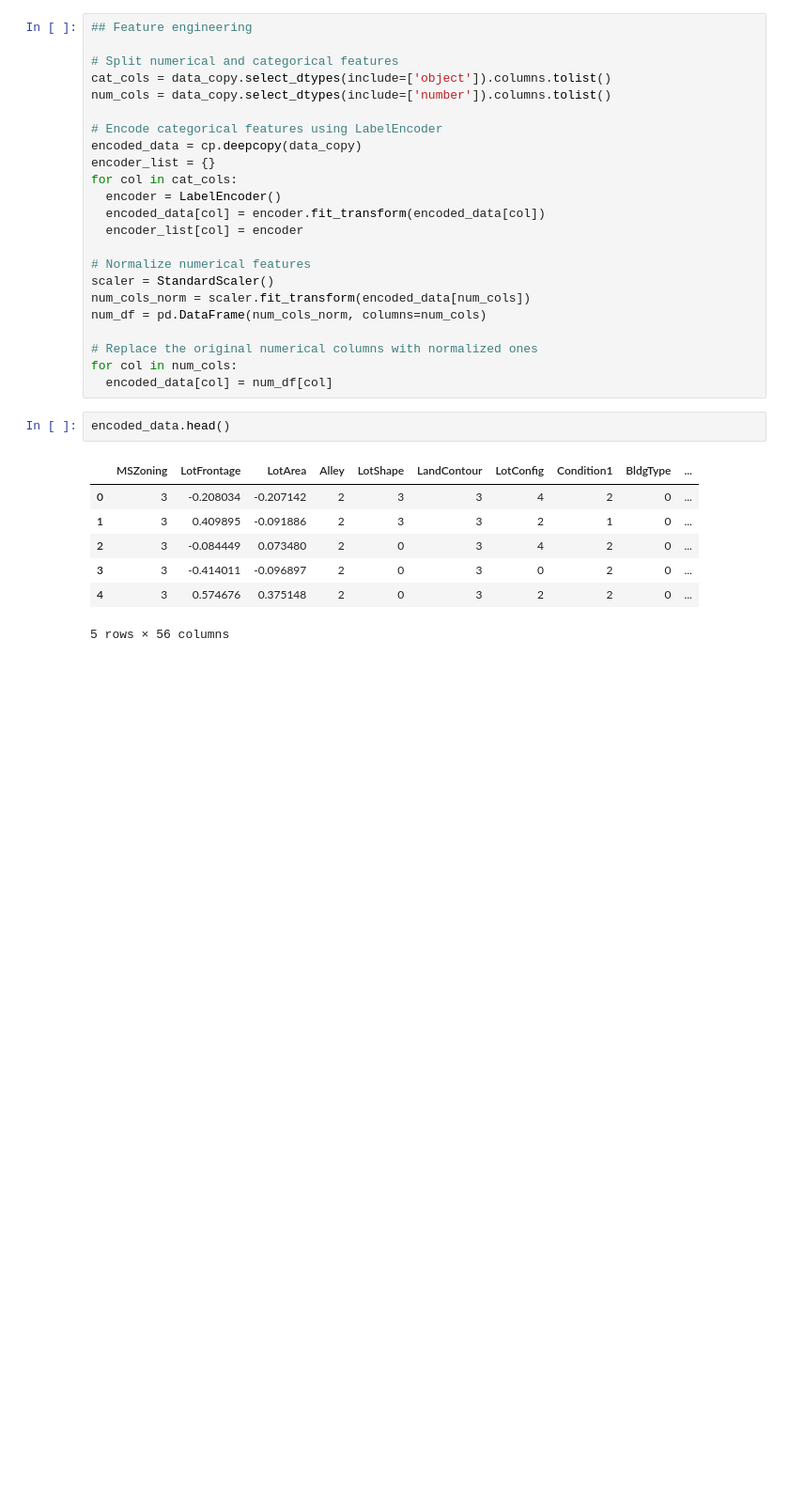
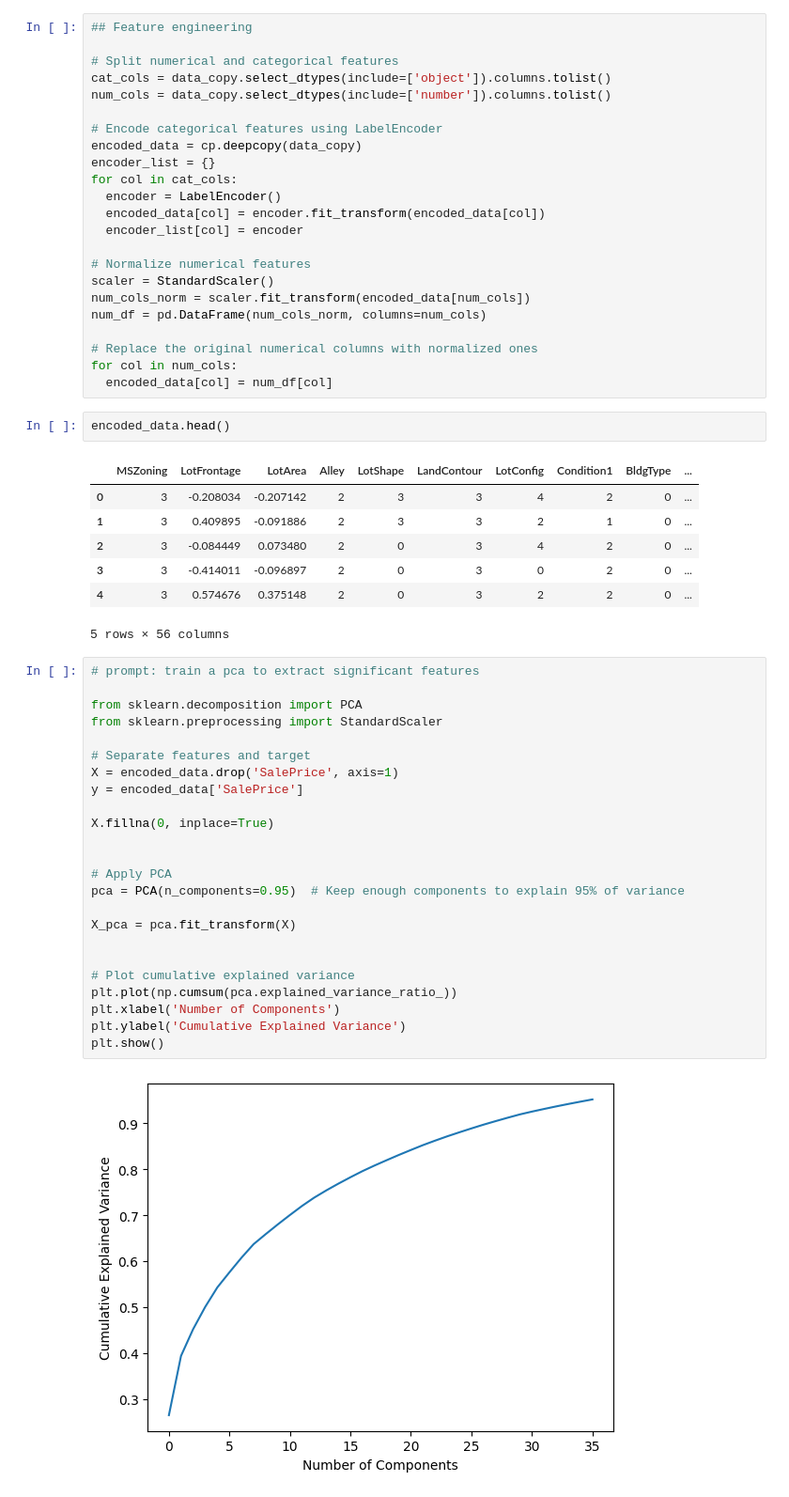
Before and after one commit to Isaac-Gregory/House-Pricing-SWD, a Jupyter notebook: housepricing_noiseanalysis_copy1.ipynb, the cells around one changed output. Shown at 94% size. Drawn from its saved outputs; the diff is of its cells as text; blank space fills up the shorter version.

```diff
--- a/housepricing_noiseanalysis_copy1.ipynb
+++ b/housepricing_noiseanalysis_copy1.ipynb
@@ -486,3 +486,29 @@ encoded_data.head()
 | 3 | 3 | -0.414011 | -0.096897 | 2 | 0 | 3 | 0 | 2 | 0 | ... |
 | 4 | 3 | 0.574676 | 0.375148 | 2 | 0 | 3 | 2 | 2 | 0 | ... |
 5 rows × 56 columns
+# %%
+# prompt: train a pca to extract significant features
+
+from sklearn.decomposition import PCA
+from sklearn.preprocessing import StandardScaler
+
+# Separate features and target
+X = encoded_data.drop('SalePrice', axis=1)
+y = encoded_data['SalePrice']
+
+X.fillna(0, inplace=True)
+
+
+# Apply PCA
+pca = PCA(n_components=0.95)  # Keep enough components to explain 95% of variance
+
+X_pca = pca.fit_transform(X)
+
+
+# Plot cumulative explained variance
+plt.plot(np.cumsum(pca.explained_variance_ratio_))
+plt.xlabel('Number of Components')
+plt.ylabel('Cumulative Explained Variance')
+plt.show()
+# %% [output]
+[figure, added]
```
Also changed, not shown: parts of 1 cell of this notebook.
